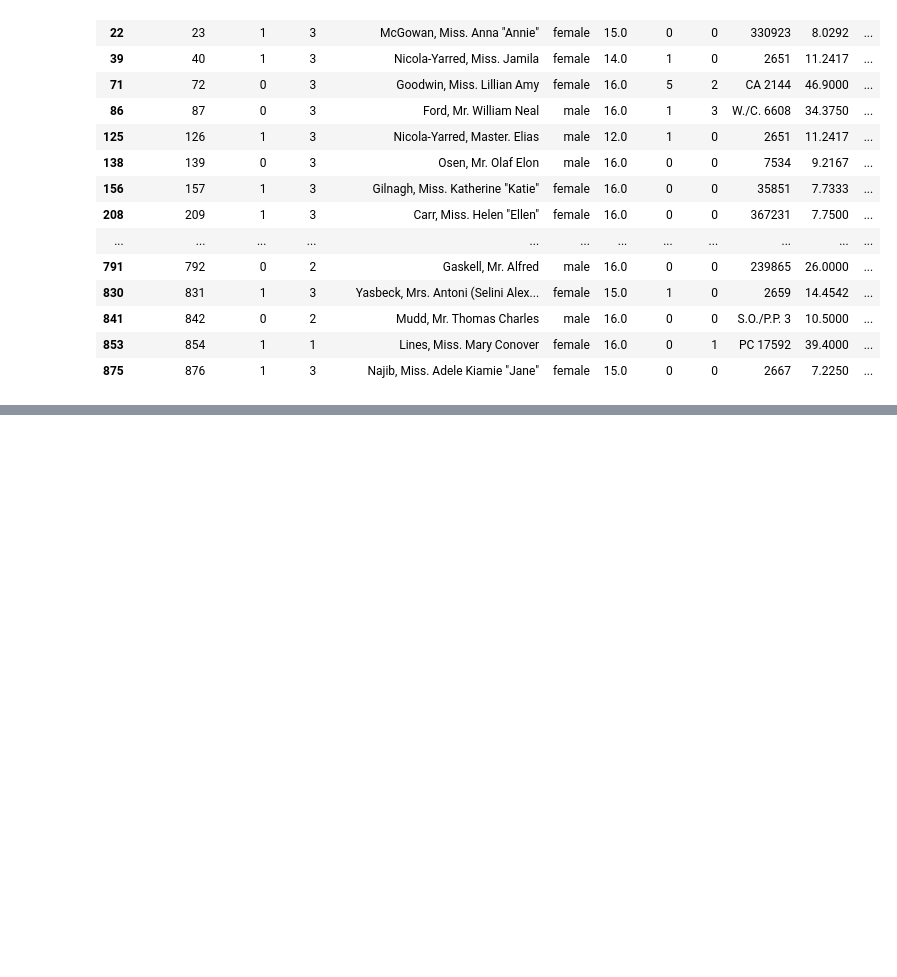
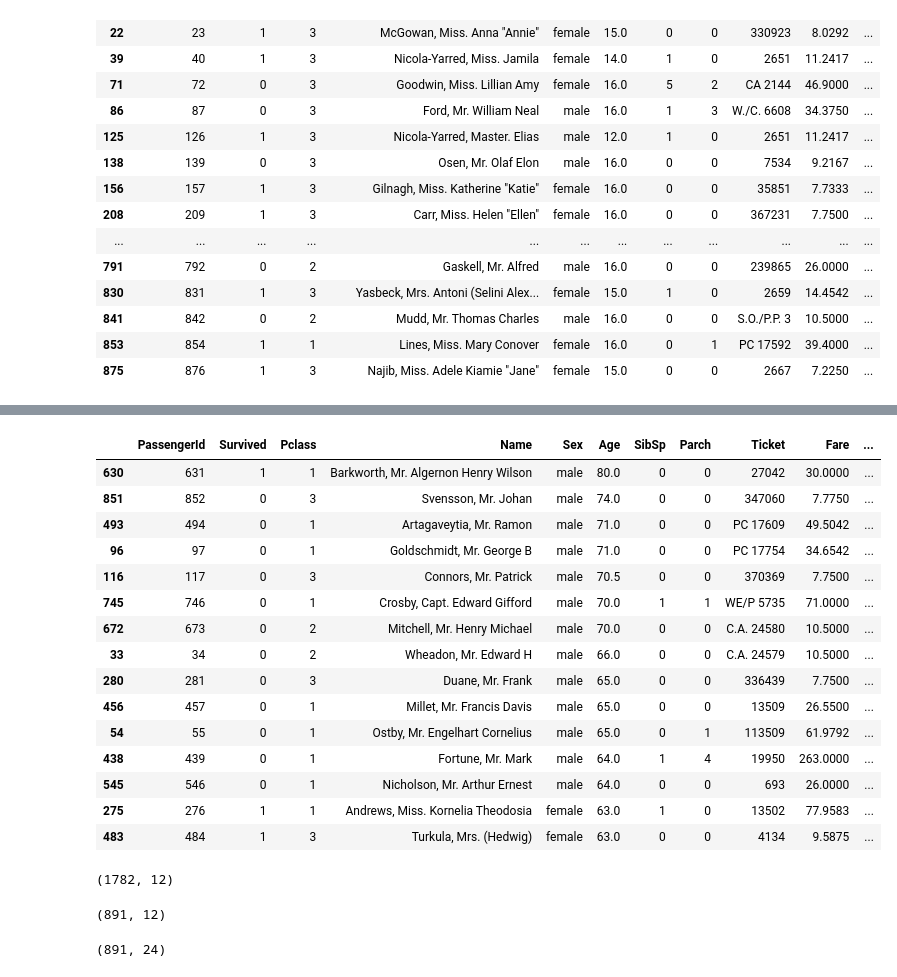
Before and after one commit to ns-m/data_analysis, a Jupyter notebook: Pandas_tutorial.ipynb, the cells around one changed output, grey strips where cells are left out. Saved outputs shown, nothing was run; the diff lists cells and outputs as text; code cells hidden in the pictures; blank space fills up the shorter version.

```diff
--- a/Pandas_tutorial.ipynb
+++ b/Pandas_tutorial.ipynb
@@ -222,0 +332,19 @@ df[df['Age'].isin([12,13,14,15,16])]
+# %%
+df.sort_values(['Age', 'Name'], ascending=[False, True]).head(15)
+# %% [output]
+|  | PassengerId | Survived | Pclass | Name | Sex | Age | SibSp | Parch | Ticket | Fare | ... |
+| 630 | 631 | 1 | 1 | Barkworth, Mr. Algernon Henry Wilson | male | 80.0 | 0 | 0 | 27042 | 30.0000 | ... |
+| 851 | 852 | 0 | 3 | Svensson, Mr. Johan | male | 74.0 | 0 | 0 | 347060 | 7.7750 | ... |
+| 493 | 494 | 0 | 1 | Artagaveytia, Mr. Ramon | male | 71.0 | 0 | 0 | PC 17609 | 49.5042 | ... |
+| 96 | 97 | 0 | 1 | Goldschmidt, Mr. George B | male | 71.0 | 0 | 0 | PC 17754 | 34.6542 | ... |
+| 116 | 117 | 0 | 3 | Connors, Mr. Patrick | male | 70.5 | 0 | 0 | 370369 | 7.7500 | ... |
+| 745 | 746 | 0 | 1 | Crosby, Capt. Edward Gifford | male | 70.0 | 1 | 1 | WE/P 5735 | 71.0000 | ... |
+| 672 | 673 | 0 | 2 | Mitchell, Mr. Henry Michael | male | 70.0 | 0 | 0 | C.A. 24580 | 10.5000 | ... |
+| 33 | 34 | 0 | 2 | Wheadon, Mr. Edward H | male | 66.0 | 0 | 0 | C.A. 24579 | 10.5000 | ... |
+| 280 | 281 | 0 | 3 | Duane, Mr. Frank | male | 65.0 | 0 | 0 | 336439 | 7.7500 | ... |
+| 456 | 457 | 0 | 1 | Millet, Mr. Francis Davis | male | 65.0 | 0 | 0 | 13509 | 26.5500 | ... |
+| 54 | 55 | 0 | 1 | Ostby, Mr. Engelhart Cornelius | male | 65.0 | 0 | 1 | 113509 | 61.9792 | ... |
+| 438 | 439 | 0 | 1 | Fortune, Mr. Mark | male | 64.0 | 1 | 4 | 19950 | 263.0000 | ... |
+| 545 | 546 | 0 | 1 | Nicholson, Mr. Arthur Ernest | male | 64.0 | 0 | 0 | 693 | 26.0000 | ... |
+| 275 | 276 | 1 | 1 | Andrews, Miss. Kornelia Theodosia | female | 63.0 | 1 | 0 | 13502 | 77.9583 | ... |
+| 483 | 484 | 1 | 3 | Turkula, Mrs. (Hedwig) | female | 63.0 | 0 | 0 | 4134 | 9.5875 | ... |
@@ -222,0 +355,8 @@ df[df['Age'].isin([12,13,14,15,16])]
+# %%
+conc_df1.shape
+# %% [output]
+(1782, 12)
+# %%
+df.shape
+# %% [output]
+(891, 12)
@@ -222,0 +365,4 @@ df[df['Age'].isin([12,13,14,15,16])]
+# %%
+conc_df2.shape
+# %% [output]
+(891, 24)
```
Also changed, not shown: parts of 13 cells of this notebook.
